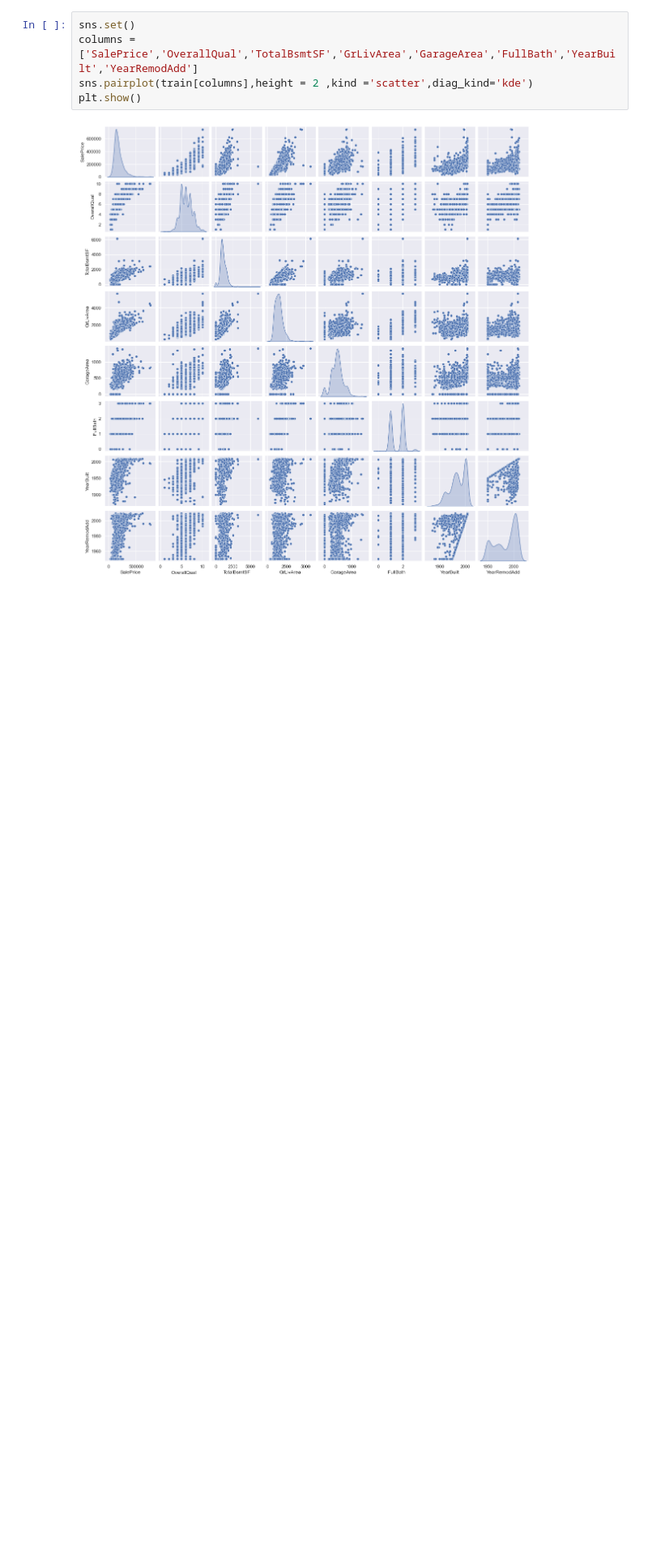
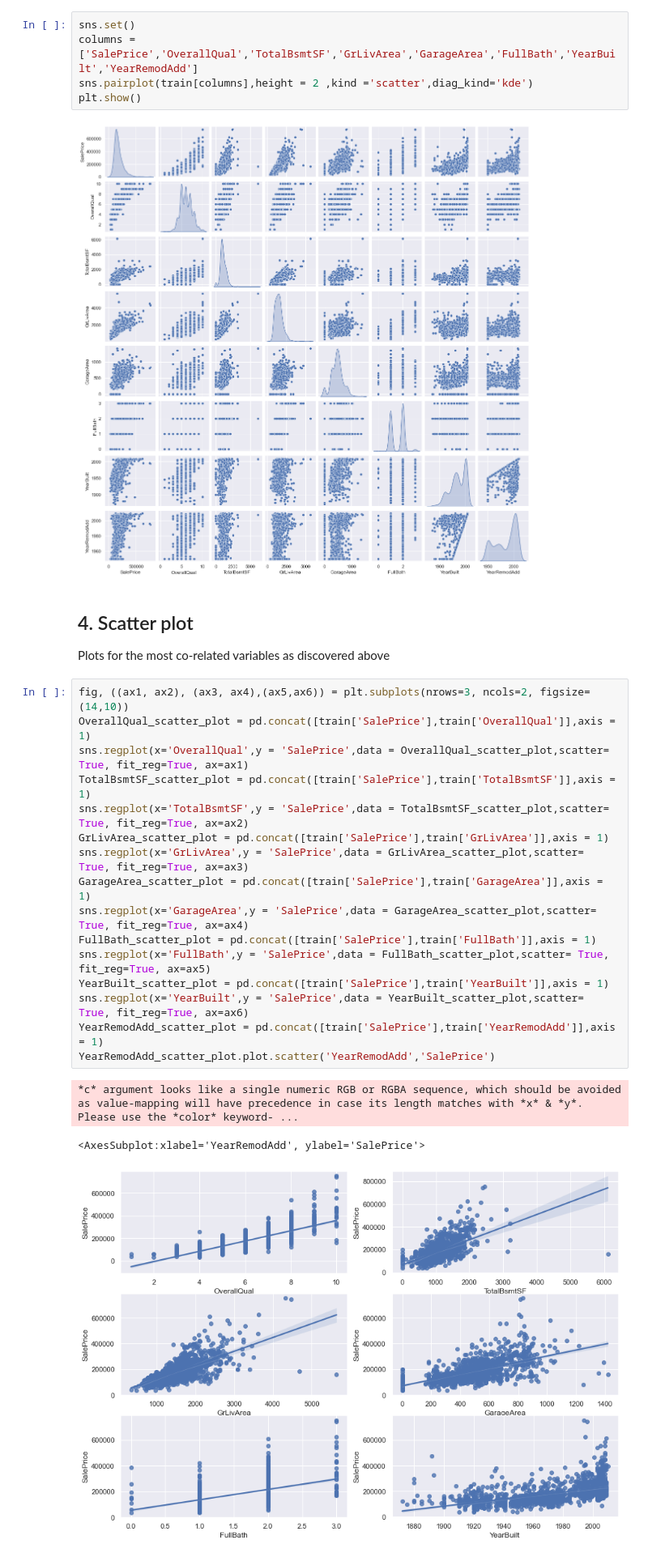
Before and after one commit to KamiLimu1/Data_Science2022, a Jupyter notebook: TutorialOnExplanatoryDataAnalysis.ipynb, the cells around one changed output. Shown at 81% size. Cells and saved outputs as stored; diff of their text form; blank space fills up the shorter version.

```diff
--- a/TutorialOnExplanatoryDataAnalysis.ipynb
+++ b/TutorialOnExplanatoryDataAnalysis.ipynb
@@ -233,3 +233,27 @@ sns.pairplot(train[columns],height = 2 ,kind ='scatter',diag_kind='kde')
 plt.show()
 # %% [output]
 [figure]
+# %% [markdown]
+## 4. Scatter plot
+
+Plots for the most co-related variables as discovered above
+# %%
+fig, ((ax1, ax2), (ax3, ax4),(ax5,ax6)) = plt.subplots(nrows=3, ncols=2, figsize=(14,10))
+OverallQual_scatter_plot = pd.concat([train['SalePrice'],train['OverallQual']],axis = 1)
+sns.regplot(x='OverallQual',y = 'SalePrice',data = OverallQual_scatter_plot,scatter= True, fit_reg=True, ax=ax1)
+TotalBsmtSF_scatter_plot = pd.concat([train['SalePrice'],train['TotalBsmtSF']],axis = 1)
+sns.regplot(x='TotalBsmtSF',y = 'SalePrice',data = TotalBsmtSF_scatter_plot,scatter= True, fit_reg=True, ax=ax2)
+GrLivArea_scatter_plot = pd.concat([train['SalePrice'],train['GrLivArea']],axis = 1)
+sns.regplot(x='GrLivArea',y = 'SalePrice',data = GrLivArea_scatter_plot,scatter= True, fit_reg=True, ax=ax3)
+GarageArea_scatter_plot = pd.concat([train['SalePrice'],train['GarageArea']],axis = 1)
+sns.regplot(x='GarageArea',y = 'SalePrice',data = GarageArea_scatter_plot,scatter= True, fit_reg=True, ax=ax4)
+FullBath_scatter_plot = pd.concat([train['SalePrice'],train['FullBath']],axis = 1)
+sns.regplot(x='FullBath',y = 'SalePrice',data = FullBath_scatter_plot,scatter= True, fit_reg=True, ax=ax5)
+YearBuilt_scatter_plot = pd.concat([train['SalePrice'],train['YearBuilt']],axis = 1)
+sns.regplot(x='YearBuilt',y = 'SalePrice',data = YearBuilt_scatter_plot,scatter= True, fit_reg=True, ax=ax6)
+YearRemodAdd_scatter_plot = pd.concat([train['SalePrice'],train['YearRemodAdd']],axis = 1)
+YearRemodAdd_scatter_plot.plot.scatter('YearRemodAdd','SalePrice')
+# %% [output]
+*c* argument looks like a single numeric RGB or RGBA sequence, which should be avoided as value-mapping will have precedence in case its length matches with *x* & *y*.  Please use the *color* keyword- ...
+<AxesSubplot:xlabel='YearRemodAdd', ylabel='SalePrice'>
+[figure, added]
```
Also changed, not shown: parts of 10 cells of this notebook.
